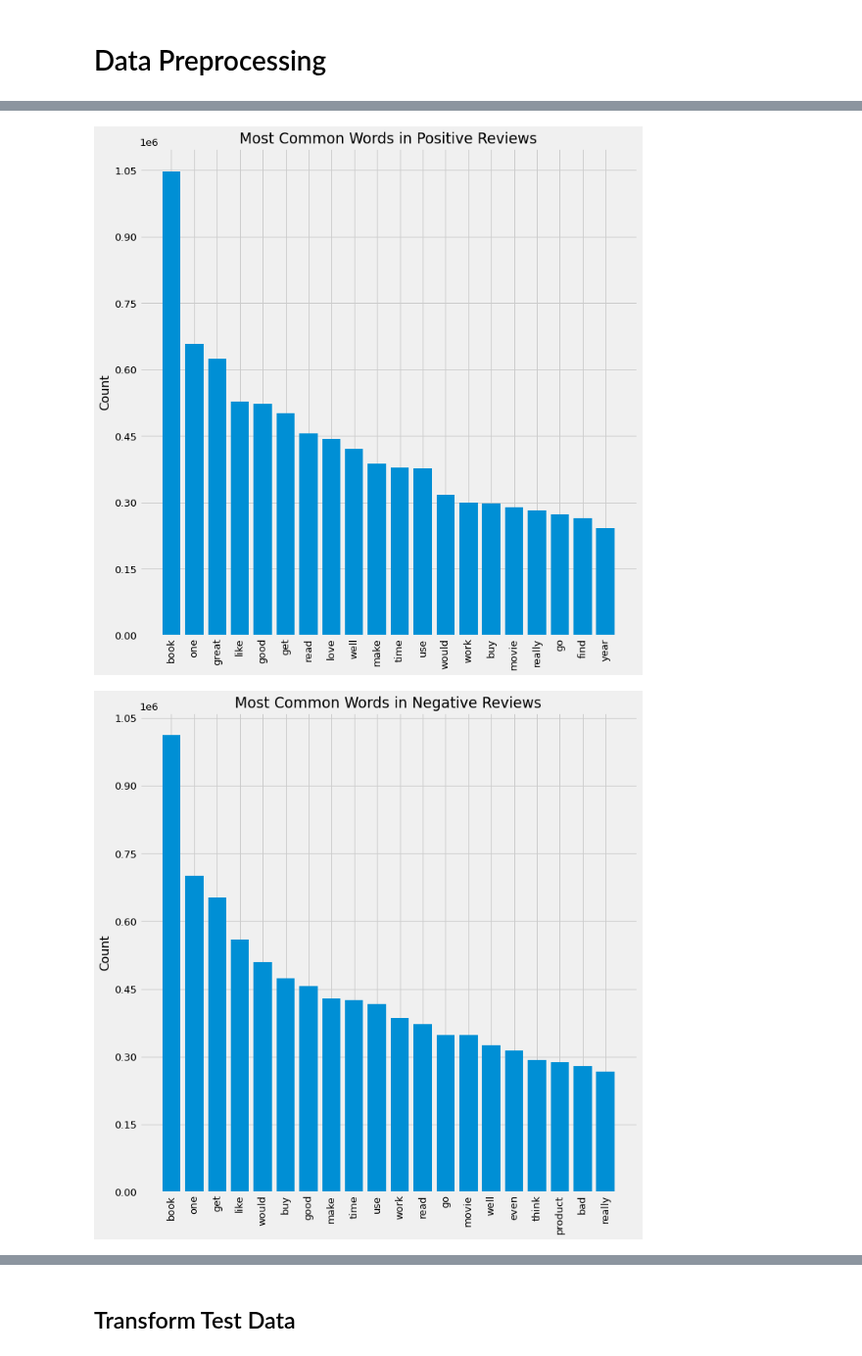
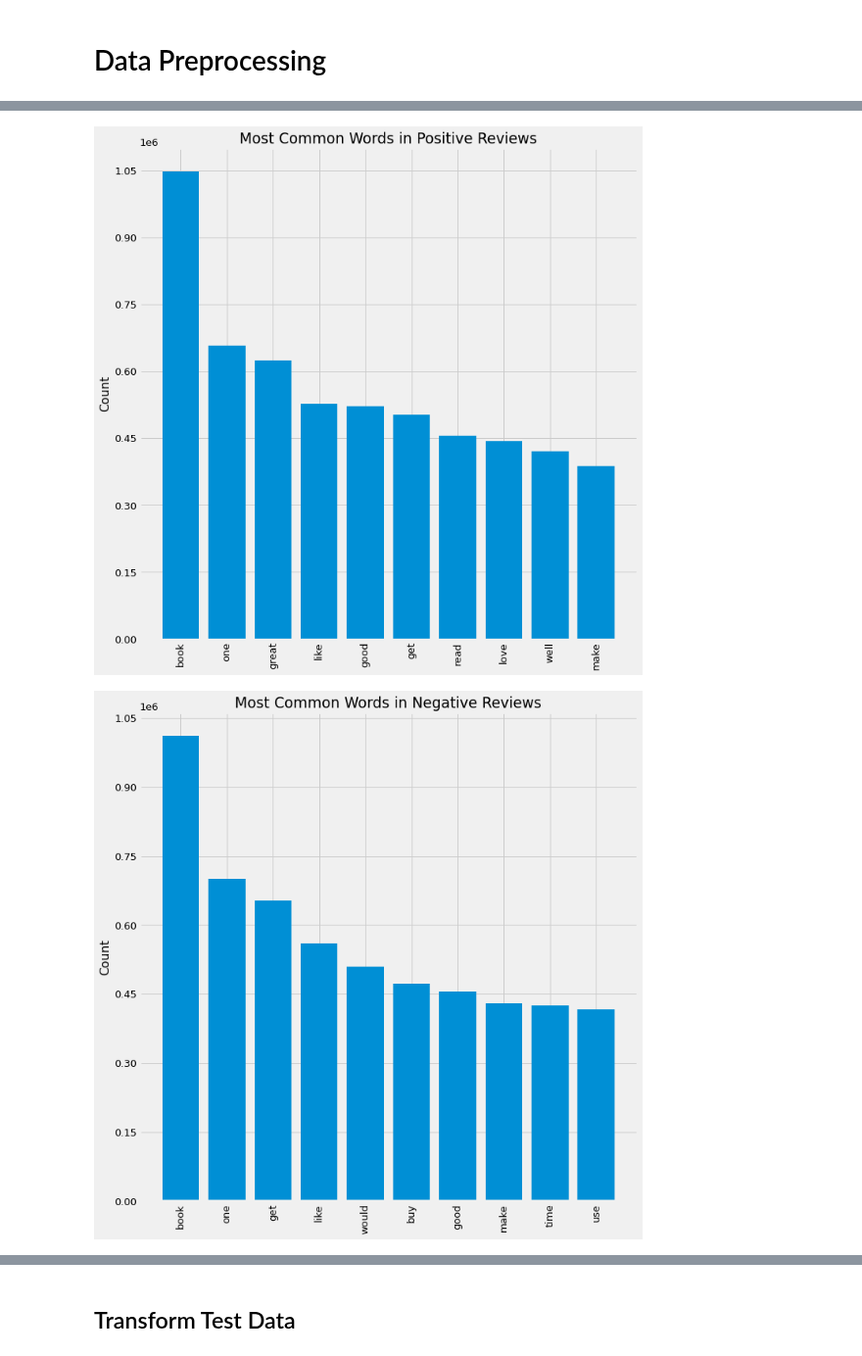
Before and after one commit to ThomasHChapman/classifying_user_reviews, a Jupyter notebook: working_notebooks/preprocessing_nb.ipynb, the cells around one changed output, grey strips where cells are left out. Shown at 98% size. Saved outputs shown, nothing was run; the diff lists cells and outputs as text; code cells hidden in the pictures.

```diff
--- a/working_notebooks/preprocessing_nb.ipynb
+++ b/working_notebooks/preprocessing_nb.ipynb
@@ -67,0 +151,29 @@ plt.hist(df['sentiment']);
+# %%
+# Visualization Function to plot the n most common words in a frequency distribution object
+
+def visualize_top_n(freq_dist, title, n=10):
+    """
+    Create a dictionary of the n most common words in a frequency distribution and plot a bar
+    graph illustrating how many times those words appear in the frequency distribution object.
+    """
+    plt.style.use('fivethirtyeight')
+    plt.rcParams.update({'font.size': 13})
+
+    # Extract data for plotting
+    top_n = list(zip(*freq_dist.most_common(n)))
+    tokens = top_n[0]
+    counts = top_n[1]
+
+    # Set up plot and plot data
+    fig, ax = plt.subplots(figsize=(10,10))
+    ax.bar(tokens, counts)
+
+    # Customize plot appearance
+    ax.set_title(title)
+    ax.set_ylabel("Count")
+    ax.yaxis.set_major_locator(MaxNLocator(integer=True))
+    ax.tick_params(axis="x", rotation=90)
+    plt.tight_layout()
+
+    # Save png of image to images folder using title as filename
+    # plt.savefig(f'./images/{title}', facecolor='white', dpi=500)
@@ -169,14 +203,14 @@ sound track beautiful paint senery mind well would recomend even people hate vid
 # %%
 # Apply helper function to 'text' column and store the output in a new column
-df['text_cleaned'] = df['text'].apply(prepare_text)
+#df['text_cleaned'] = df['text'].apply(prepare_text)
 
 # Store list of tokens in new column for visual exploration
-df['toks'] = df['text_cleaned'].str.split()
+#df['toks'] = df['text_cleaned'].str.split()
 
 # Create & store bi-grams in a new column
-df['bigrams'] = df['text_cleaned'].apply(bigram_creator)
+#df['bigrams'] = df['text_cleaned'].apply(bigram_creator)
 
 # Create & store trigrams in a new column
-df['trigrams'] = df['text_cleaned'].apply(trigram_creator)
+#df['trigrams'] = df['text_cleaned'].apply(trigram_creator)
 # %%
 # Create new dataframe with cleaned text and sentiment, save to csv.
@@ -190,15 +231,15 @@ visualize_top_20(sample_freq_dist, "Most Common Words in All Reviews")
 # %%
-# Ten most common words appearing in negative tweets
-pos_freq_dist = FreqDist(df['toks'].explode().loc[df['sentiment'] == 2])
-visualize_top_20(pos_freq_dist, 'Most Common Words in Positive Reviews')
+# Ten most common words appearing in positive reviews
+pos_freq_dist = FreqDist(df['text_cleaned'].str.split().explode().loc[df['sentiment'] == 2])
+visualize_top_n(pos_freq_dist, 'Most Common Words in Positive Reviews', 10)
 # %% [output]
-[figure, old version]
+[figure, new version]
 # %%
 # Ten most common words appearing in negative reviews
-neg_freq_dist = FreqDist(df['toks'].explode().loc[df['sentiment'] == 1])
-visualize_top_20(neg_freq_dist, 'Most Common Words in Negative Reviews')
+neg_freq_dist = FreqDist(df['text_cleaned'].str.split().explode().loc[df['sentiment'] == 1])
+visualize_top_n(neg_freq_dist, 'Most Common Words in Negative Reviews', 10)
 # %% [output]
-[figure, old version]
+[figure, new version]
 # %%
 # Display the first five rows for visual inspection
 df.head()
```
Also changed, not shown: parts of 46 cells of this notebook.
